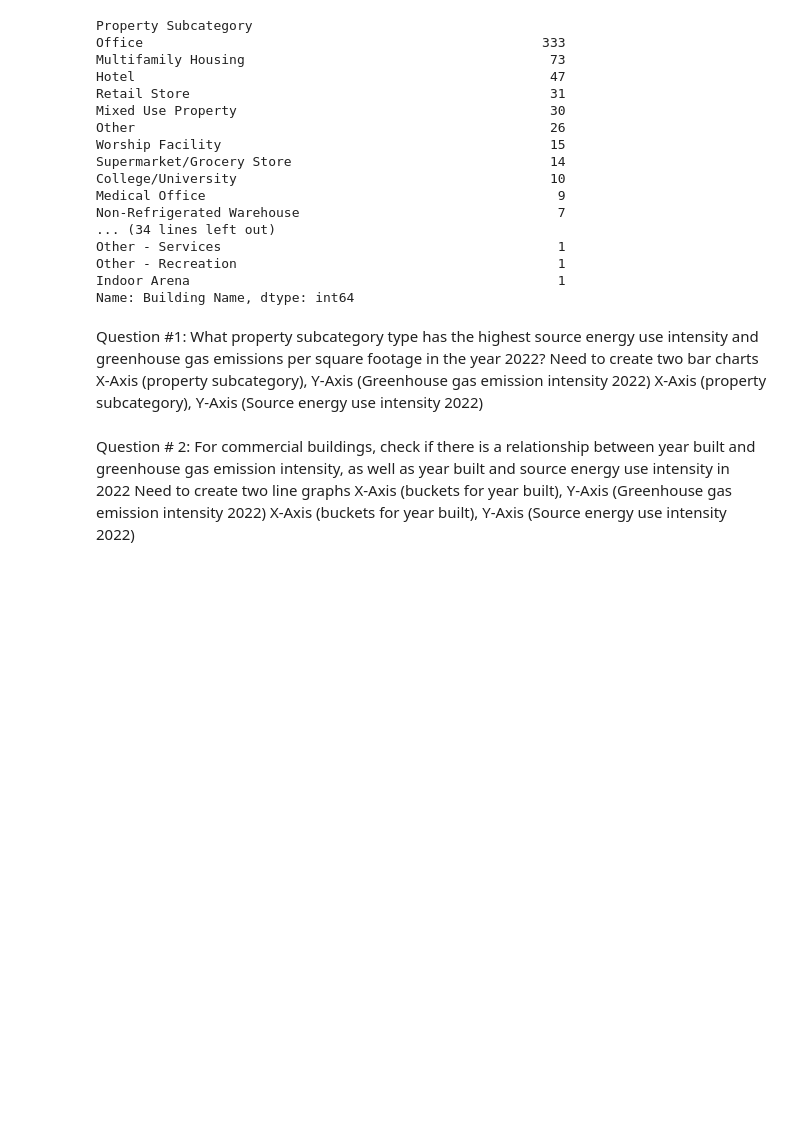
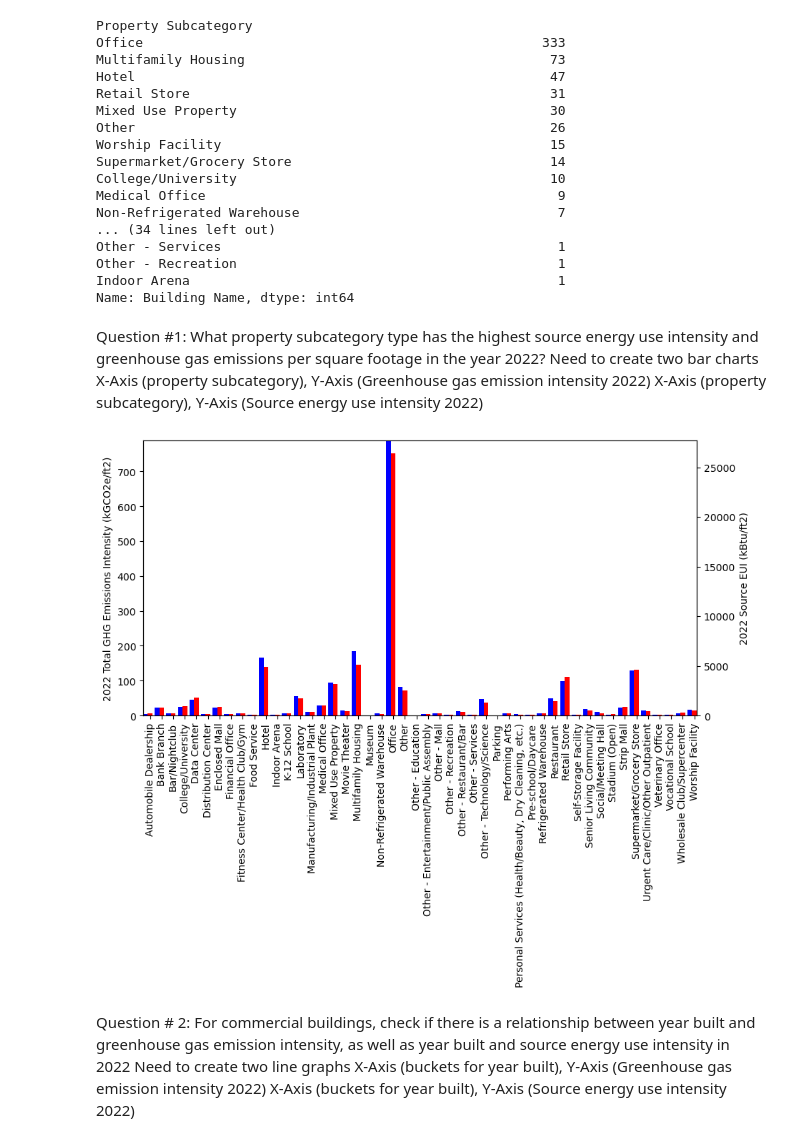
Before and after one commit to zohairnz/project-1, a Jupyter notebook: Project_1.ipynb, the cells around one changed output. Cells and saved outputs as stored; diff of their text form; code cells hidden in the pictures; blank space fills up the shorter version.

```diff
--- a/Project_1.ipynb
+++ b/Project_1.ipynb
@@ -120,6 +120,28 @@ Question #1: What property subcategory type has the highest source energy use in
 Need to create two bar charts
 X-Axis (property subcategory), Y-Axis (Greenhouse gas emission intensity 2022)
 X-Axis (property subcategory), Y-Axis (Source energy use intensity 2022)
+# %%
+viz1 = clean_results_df.sort_values('Property Subcategory')
+x = viz1['Property Subcategory'].unique()
+x1 = np.arange(0,len(x),1)
+
+y1 =viz1.groupby('Property Subcategory')['2022 Total GHG Emissions Intensity (kGCO2e/ft2)'].sum()
+y2 = viz1.groupby('Property Subcategory')['2022 Source EUI (kBtu/ft2)'].sum()
+
+fig=plt.figure(figsize=(10, 5))
+ax = fig.add_subplot(111)
+ax2 = ax.twinx()
+w = 0.4
+ax.bar(x1-w,y1,width = w,color="b", align="center")
+ax2.bar(x,y2,width = w,color="r", align="center")
+
+ax.set_ylabel('2022 Total GHG Emissions Intensity (kGCO2e/ft2)')
+ax2.set_ylabel('2022 Source EUI (kBtu/ft2)')
+ax.set_xticklabels(x, rotation= "vertical")
+ax.autoscale(tight=True)
+plt.show()
+# %% [output]
+[figure, added]
 # %% [markdown]
 Question # 2: For commercial buildings, check if there is a relationship between year built and greenhouse gas emission intensity, as well as year built and source energy use intensity in 2022
 Need to create two line graphs
```
Also changed, not shown: parts of 1 cell of this notebook.
